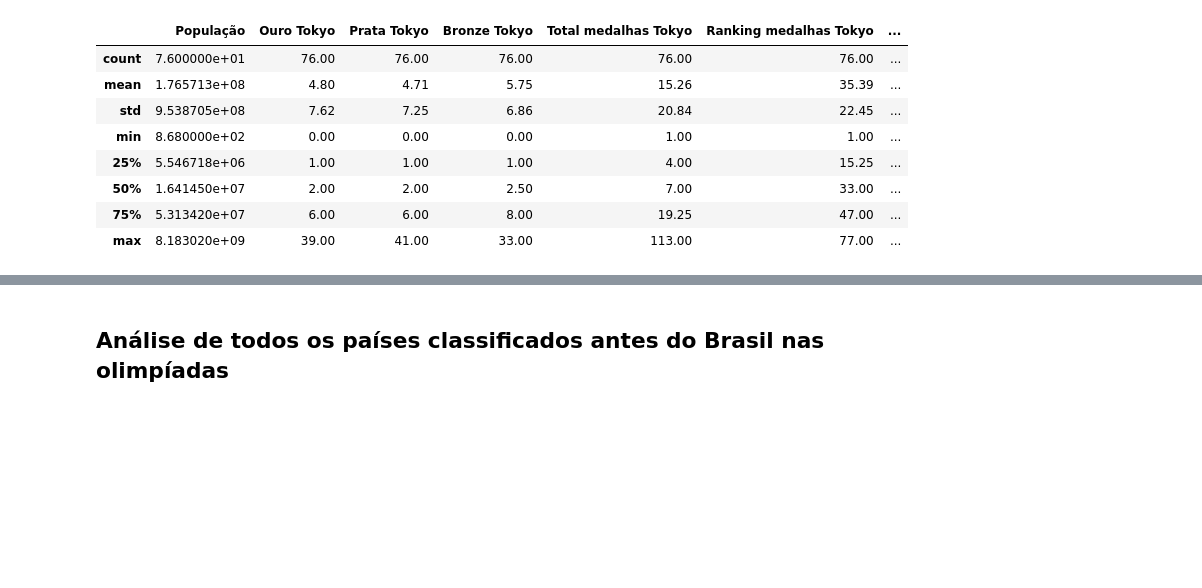
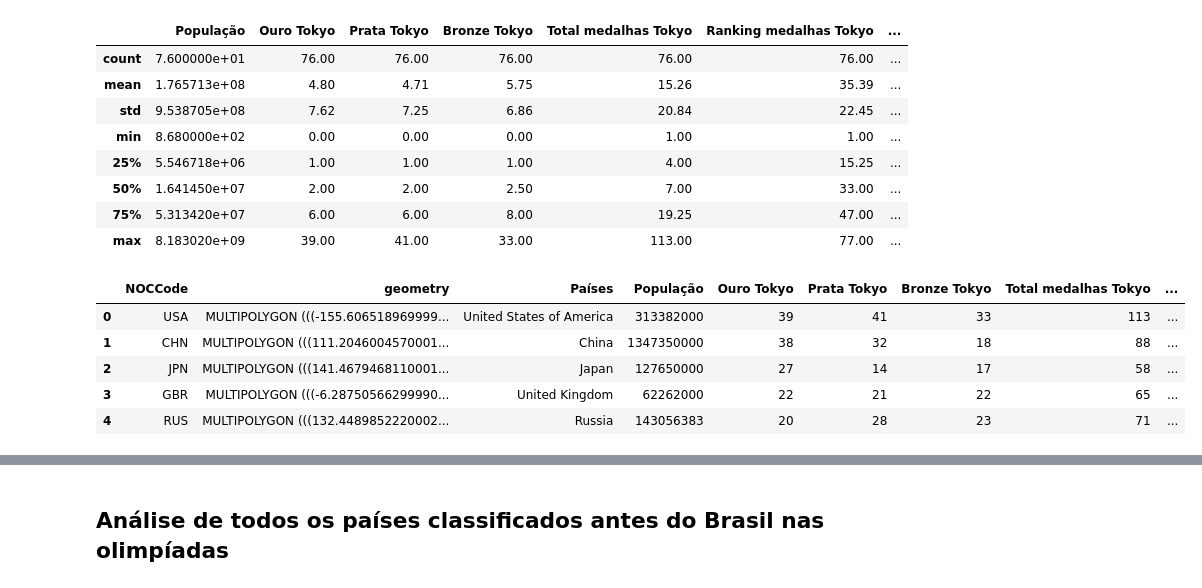
Before and after one commit to brunabellini/Projeto_Olimpiadas, a Jupyter notebook: olimpiada-final.ipynb, the cells around one changed output, grey strips where cells are left out. Drawn from its saved outputs; the diff is of its cells as text; code cells hidden in the pictures; blank space fills up the shorter version.

```diff
--- a/olimpiada-final.ipynb
+++ b/olimpiada-final.ipynb
@@ -83,3 +87,15 @@ round(df_global.describe(),2)
 | 50% | 1.641450e+07 | 2.00 | 2.00 | 2.50 | 7.00 | 33.00 | ... |
 | 75% | 5.313420e+07 | 6.00 | 6.00 | 8.00 | 19.25 | 47.00 | ... |
 | max | 8.183020e+09 | 39.00 | 41.00 | 33.00 | 113.00 | 77.00 | ... |
+# %%
+df_quatro = df_global.iloc[[72,12,42,29,62]]
+df_quatro = df_quatro.rename_axis('index').reset_index()
+df_quatro = df_quatro.drop(['index'], axis=1)
+df_quatro
+# %% [output]
+|  | NOCCode | geometry | Países | População | Ouro Tokyo | Prata Tokyo | Bronze Tokyo | Total medalhas Tokyo | ... |
+| 0 | USA | MULTIPOLYGON (((-155.606518969999... | United States of America | 313382000 | 39 | 41 | 33 | 113 | ... |
+| 1 | CHN | MULTIPOLYGON (((111.2046004570001... | China | 1347350000 | 38 | 32 | 18 | 88 | ... |
+| 2 | JPN | MULTIPOLYGON (((141.4679468110001... | Japan | 127650000 | 27 | 14 | 17 | 58 | ... |
+| 3 | GBR | MULTIPOLYGON (((-6.28750566299990... | United Kingdom | 62262000 | 22 | 21 | 22 | 65 | ... |
+| 4 | RUS | MULTIPOLYGON (((132.4489852220002... | Russia | 143056383 | 20 | 28 | 23 | 71 | ... |
```
Also changed, not shown: parts of 20 cells of this notebook, 3 other files.
